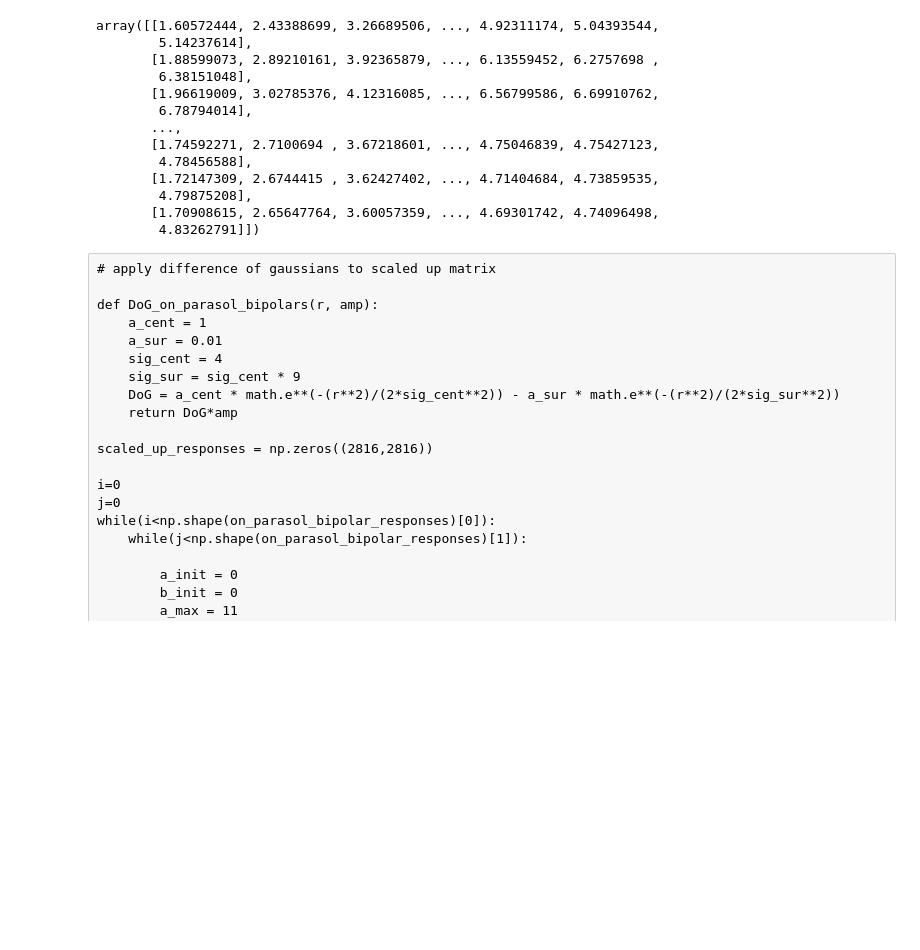
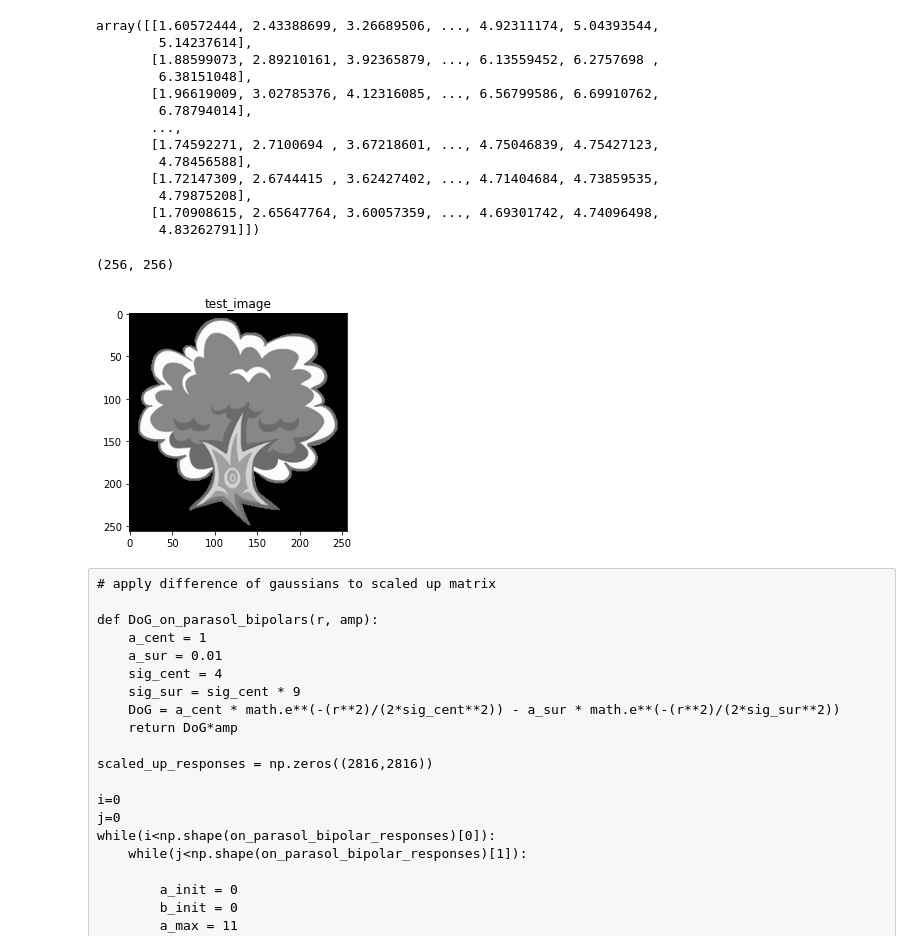
Before and after one commit to adaliuBC/BestSim, a Jupyter notebook: Natural_Vision_Matrix.ipynb, the cells around one changed output. Saved outputs shown, nothing was run; the diff lists cells and outputs as text; code cells hidden in the pictures; blank space fills up the shorter version.

```diff
--- a/Natural_Vision_Matrix.ipynb
+++ b/Natural_Vision_Matrix.ipynb
@@ -275,3 +275,19 @@ array([[1.60572444, 2.43388699, 3.26689506, ..., 4.92311174, 5.04393544,
         4.79875208],
        [1.70908615, 2.65647764, 3.60057359, ..., 4.69301742, 4.74096498,
         4.83262791]])
+# %%
+# get downloaded images from imagenet
+
+import cv2
+path = 'C:/Users/rhyst/Downloads/'
+name = 'test_image.png'
+image = cv2.imread(path+name, cv2.IMREAD_GRAYSCALE)
+# %% [output]
+(256, 256)
+# %%
+from matplotlib import pyplot as plt
+plt.imshow(image, cmap='gray')
+plt.title('test_image')
+plt.show()
+# %% [output]
+[figure, added]
```
Also changed, not shown: parts of 1 cell of this notebook, 1 other file.
